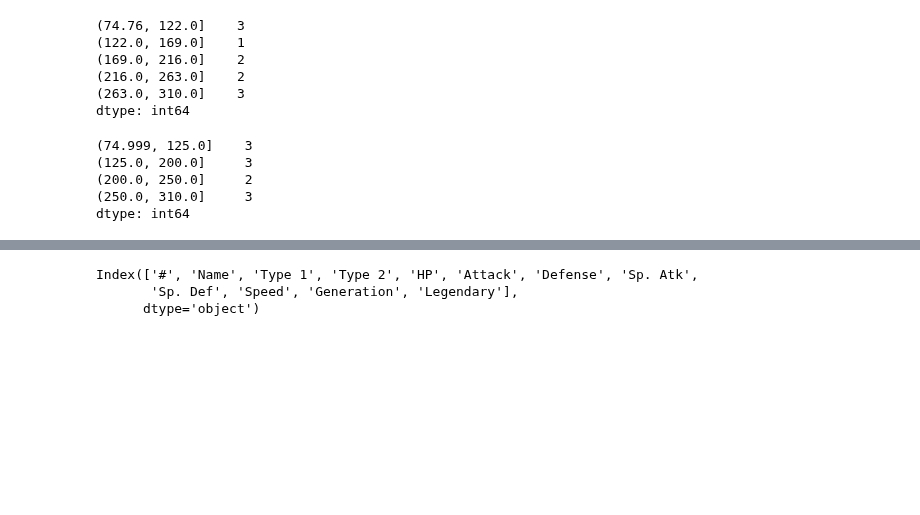
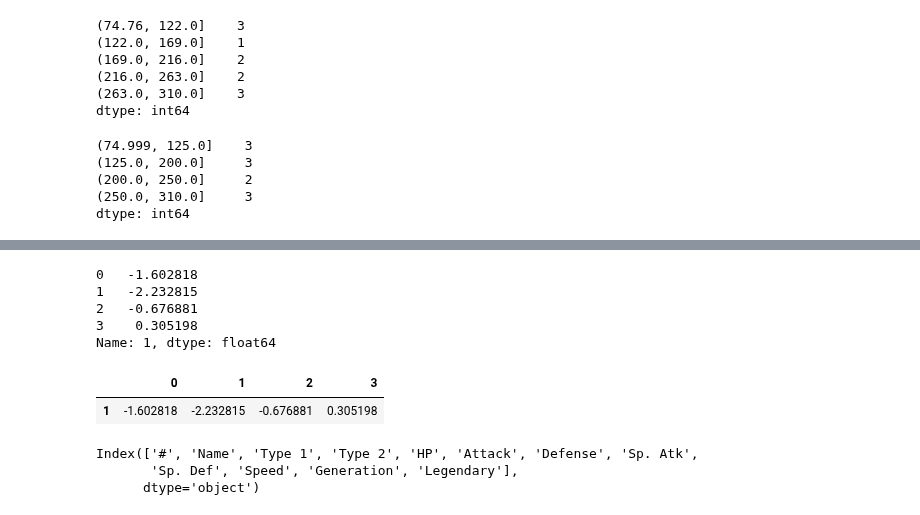
Before and after one commit to Raghav087/Python, a Jupyter notebook: pandas.ipynb, the cells around one changed output, grey strips where cells are left out. Drawn from its saved outputs; the diff is of its cells as text; code cells hidden in the pictures; blank space fills up the shorter version.

```diff
--- a/pandas.ipynb
+++ b/pandas.ipynb
@@ -365,3 +368,17 @@ da.loc[[1,2],[1,3]]
+# %%
+da.loc[1] #Returns a series structure.
+# %% [output]
+0   -1.602818
+1   -2.232815
+2   -0.676881
+3    0.305198
+Name: 1, dtype: float64
+# %%
+da.loc[[1]] #Returns a dataframe structure.
+#Note: If there is no comma inside a 'loc' function, then the argument inside '[]' can only be indices or boolean condition on row indices.
+# %% [output]
+|  | 0 | 1 | 2 | 3 |
+| 1 | -1.602818 | -2.232815 | -0.676881 | 0.305198 |
 # %%
 data=pd.read_excel('D:/pokemon_data.xlsx')
 print(data.columns)
```
Also changed, not shown: parts of 9 cells of this notebook, 1 other file.
